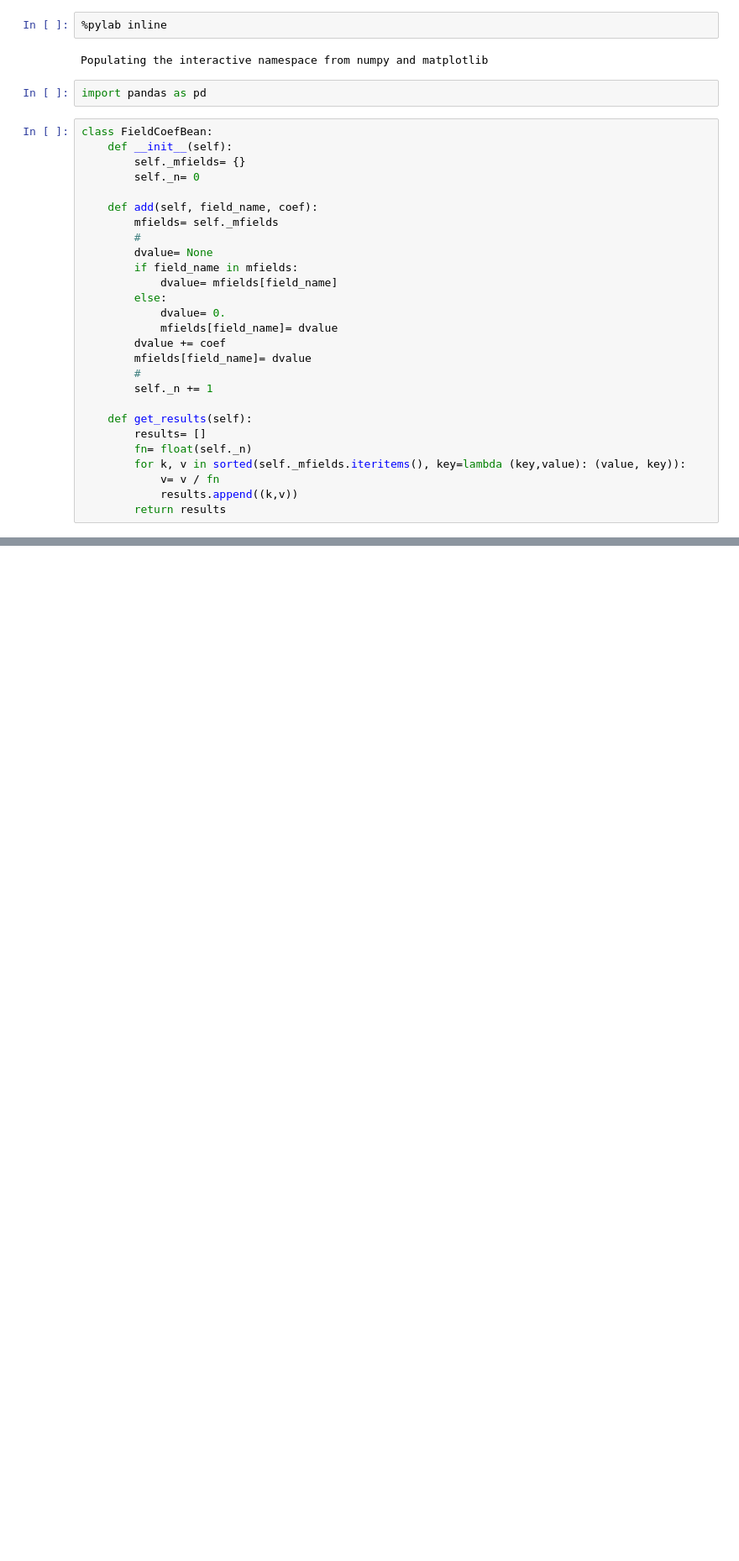
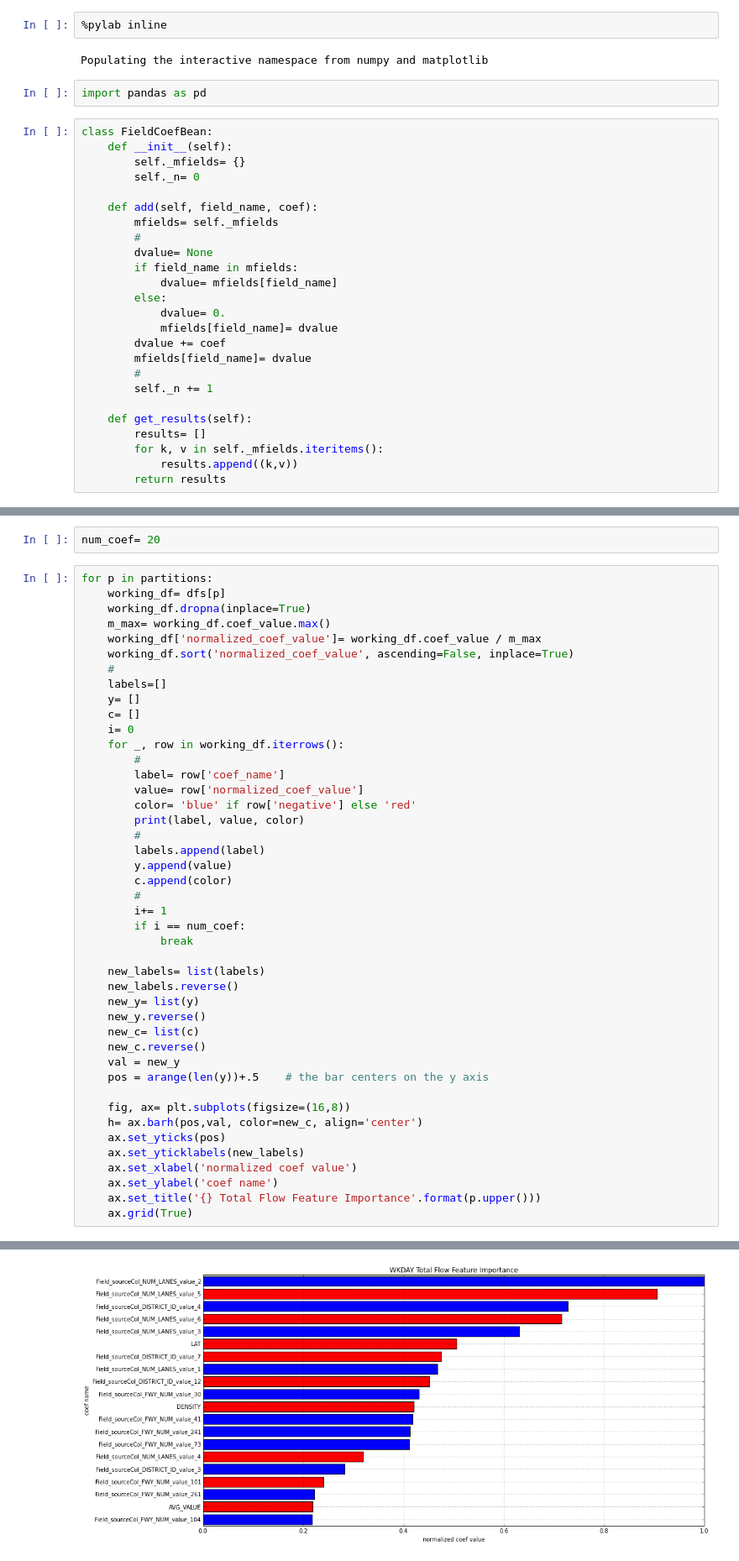
Before and after one commit to conwaywong/dse_capstone, a Jupyter notebook: final/RegressionAnalysis_Results.ipynb, the cells around one changed output, grey strips where cells are left out. Shown at 84% size. Drawn from its saved outputs; the diff is of its cells as text; blank space fills up the shorter version.

```diff
--- a/final/RegressionAnalysis_Results.ipynb
+++ b/final/RegressionAnalysis_Results.ipynb
@@ -26,9 +26,7 @@ class FieldCoefBean:
 
     def get_results(self):
         results= []
-        fn= float(self._n)
-        for k, v in sorted(self._mfields.iteritems(), key=lambda (key,value): (value, key)):
-            v= v / fn
+        for k, v in self._mfields.iteritems():
             results.append((k,v))
         return results
 # %%
@@ -124,0 +63,47 @@ dfs['wkend']
+# %%
+num_coef= 20
+# %%
+for p in partitions:
+    working_df= dfs[p]
+    working_df.dropna(inplace=True)
+    m_max= working_df.coef_value.max()
+    working_df['normalized_coef_value']= working_df.coef_value / m_max
+    working_df.sort('normalized_coef_value', ascending=False, inplace=True)
+    #
+    labels=[]
+    y= []
+    c= []
+    i= 0
+    for _, row in working_df.iterrows():
+        #
+        label= row['coef_name']
+        value= row['normalized_coef_value']
+        color= 'blue' if row['negative'] else 'red'
+        print(label, value, color)
+        #
+        labels.append(label)
+        y.append(value)
+        c.append(color)
+        #
+        i+= 1
+        if i == num_coef:
+            break
+
+    new_labels= list(labels)
+    new_labels.reverse()
+    new_y= list(y)
+    new_y.reverse()
+    new_c= list(c)
+    new_c.reverse()
+    val = new_y
+    pos = arange(len(y))+.5    # the bar centers on the y axis
+
+    fig, ax= plt.subplots(figsize=(16,8))
+    h= ax.barh(pos,val, color=new_c, align='center')
+    ax.set_yticks(pos)
+    ax.set_yticklabels(new_labels)
+    ax.set_xlabel('normalized coef value')
+    ax.set_ylabel('coef name')
+    ax.set_title('{} Total Flow Feature Importance'.format(p.upper()))
+    ax.grid(True)
+# %% [output]
@@ -124,0 +127 @@ dfs['wkend']
+[figure, added]
```
Also changed, not shown: parts of 5 cells of this notebook, 1 other file.
